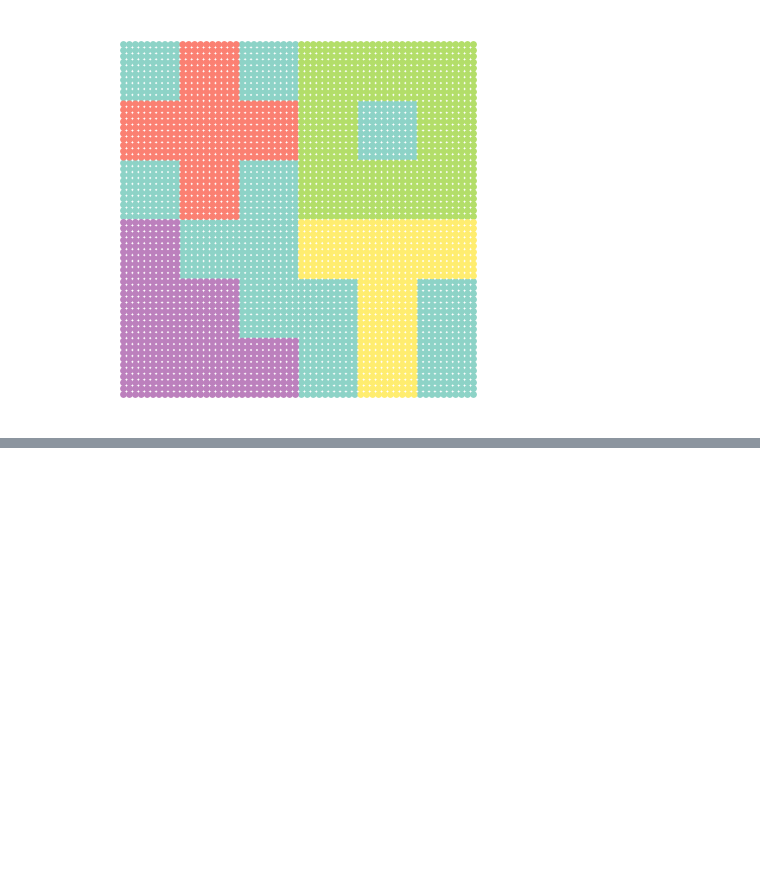
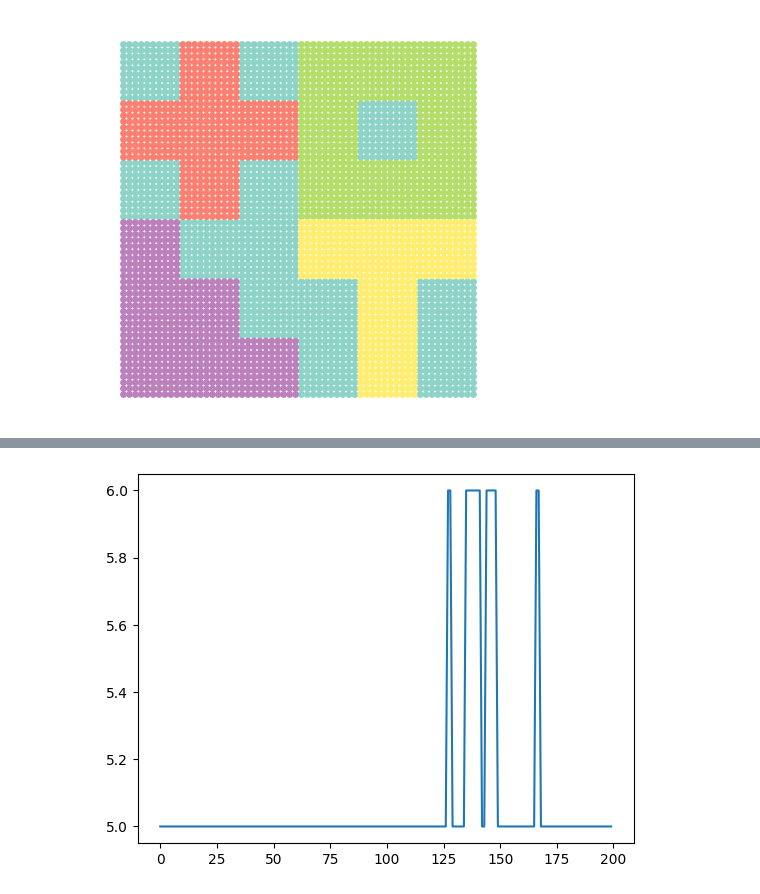
Before and after one commit to craigfouts/asterism, a Jupyter notebook: notebooks/sandbox.ipynb, the cells around one changed output, grey strips where cells are left out. Cells and saved outputs as stored; diff of their text form; code cells hidden in the pictures; blank space fills up the shorter version.

```diff
--- a/notebooks/sandbox.ipynb
+++ b/notebooks/sandbox.ipynb
@@ -113,0 +123,5 @@ plt.show()
+# %%
+plt.plot(range(len(model.topic_log_)), model.topic_log_)
+plt.show()
+# %% [output]
+[figure, added]
```
Also changed, not shown: parts of 4 cells of this notebook.
